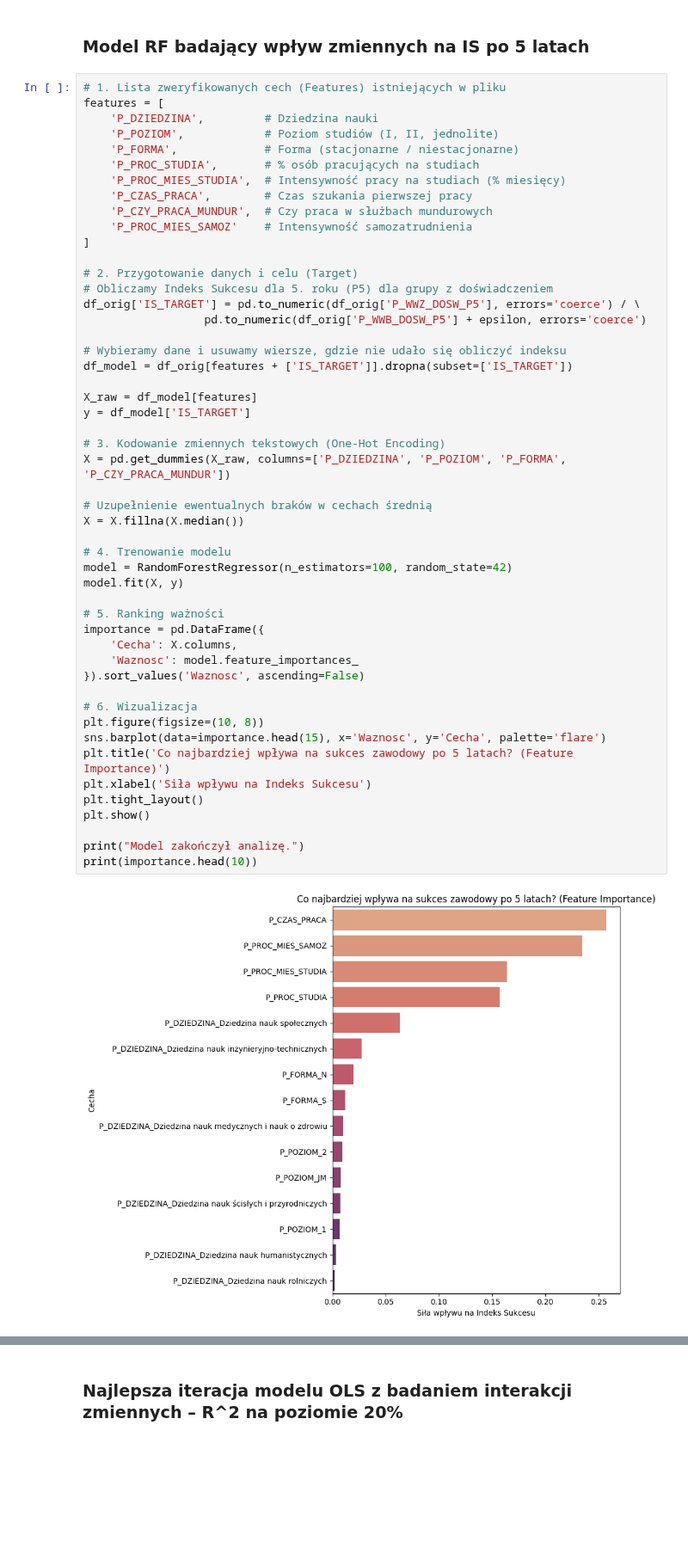
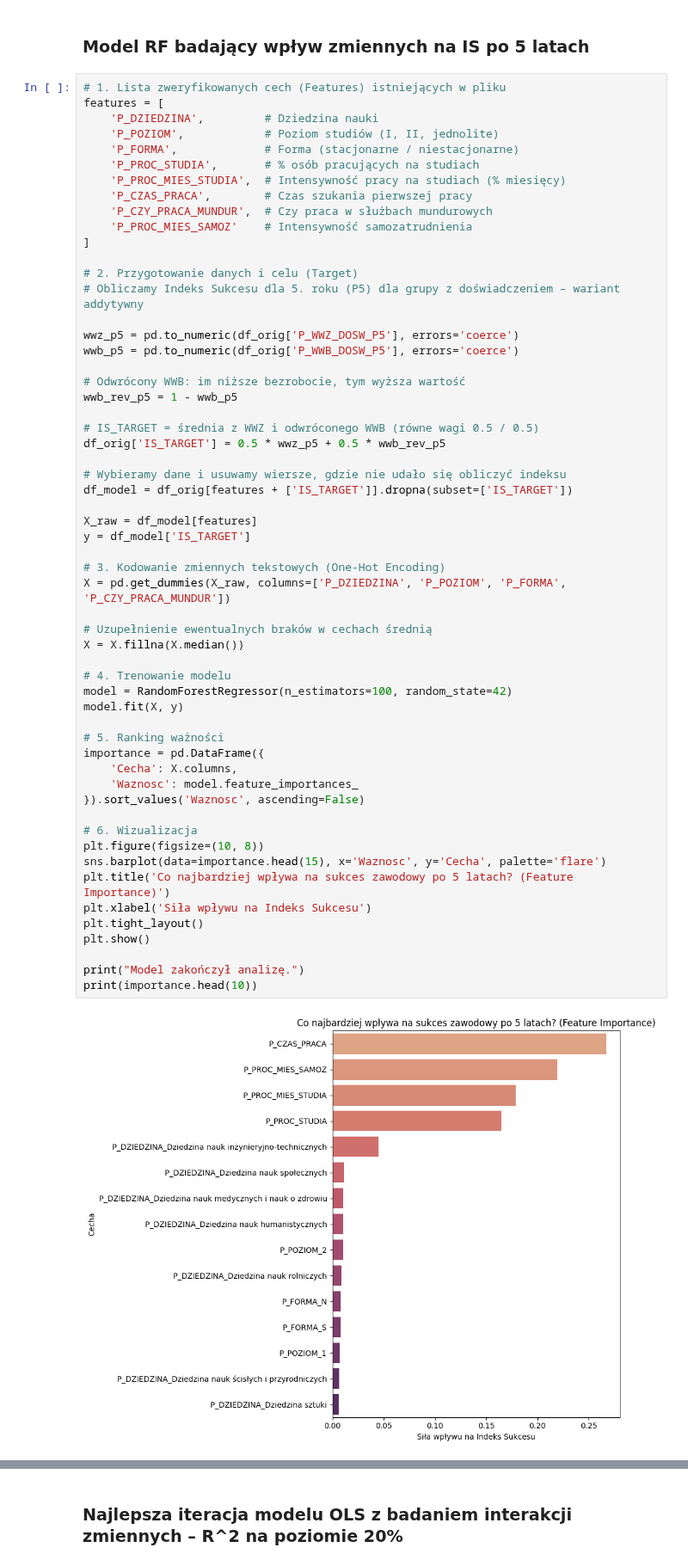
Before and after one commit to miriam265/Analiza-danych-w-R-i-Python, a Jupyter notebook: projekt_finalny.ipynb, the cells around one changed output, grey strips where cells are left out. Shown at 86% size. Saved outputs shown, nothing was run; the diff lists cells and outputs as text; blank space fills up the shorter version.

```diff
--- a/projekt_finalny.ipynb
+++ b/projekt_finalny.ipynb
@@ -788,9 +823,16 @@ features = [
 ]
 
 # 2. Przygotowanie danych i celu (Target)
-# Obliczamy Indeks Sukcesu dla 5. roku (P5) dla grupy z doświadczeniem
-df_orig['IS_TARGET'] = pd.to_numeric(df_orig['P_WWZ_DOSW_P5'], errors='coerce') / \
-                  pd.to_numeric(df_orig['P_WWB_DOSW_P5'] + epsilon, errors='coerce')
+# Obliczamy Indeks Sukcesu dla 5. roku (P5) dla grupy z doświadczeniem – wariant addytywny
+
+wwz_p5 = pd.to_numeric(df_orig['P_WWZ_DOSW_P5'], errors='coerce')
+wwb_p5 = pd.to_numeric(df_orig['P_WWB_DOSW_P5'], errors='coerce')
+
+# Odwrócony WWB: im niższe bezrobocie, tym wyższa wartość
+wwb_rev_p5 = 1 - wwb_p5
+
+# IS_TARGET = średnia z WWZ i odwróconego WWB (równe wagi 0.5 / 0.5)
+df_orig['IS_TARGET'] = 0.5 * wwz_p5 + 0.5 * wwb_rev_p5
 
 # Wybieramy dane i usuwamy wiersze, gdzie nie udało się obliczyć indeksu
 df_model = df_orig[features + ['IS_TARGET']].dropna(subset=['IS_TARGET'])
@@ -798,33 +840,33 @@ df_model = df_orig[features + ['IS_TARGET']].dropna(subset=['IS_TARGET'])
 X_raw = df_model[features]
 y = df_model['IS_TARGET']
 
 # 3. Kodowanie zmiennych tekstowych (One-Hot Encoding)
 X = pd.get_dummies(X_raw, columns=['P_DZIEDZINA', 'P_POZIOM', 'P_FORMA', 'P_CZY_PRACA_MUNDUR'])
 
 # Uzupełnienie ewentualnych braków w cechach średnią
 X = X.fillna(X.median())
 
 # 4. Trenowanie modelu
 model = RandomForestRegressor(n_estimators=100, random_state=42)
 model.fit(X, y)
 
 # 5. Ranking ważności
 importance = pd.DataFrame({
     'Cecha': X.columns,
     'Waznosc': model.feature_importances_
 }).sort_values('Waznosc', ascending=False)
 
 # 6. Wizualizacja
 plt.figure(figsize=(10, 8))
 sns.barplot(data=importance.head(15), x='Waznosc', y='Cecha', palette='flare')
 plt.title('Co najbardziej wpływa na sukces zawodowy po 5 latach? (Feature Importance)')
 plt.xlabel('Siła wpływu na Indeks Sukcesu')
 plt.tight_layout()
 plt.show()
 
 print("Model zakończył analizę.")
 print(importance.head(10))
 # %% [output]
-[figure, old version]
+[figure, new version]
 Model zakończył analizę.
                                                 Cecha   Waznosc
```
Also changed, not shown: parts of 21 cells of this notebook.
